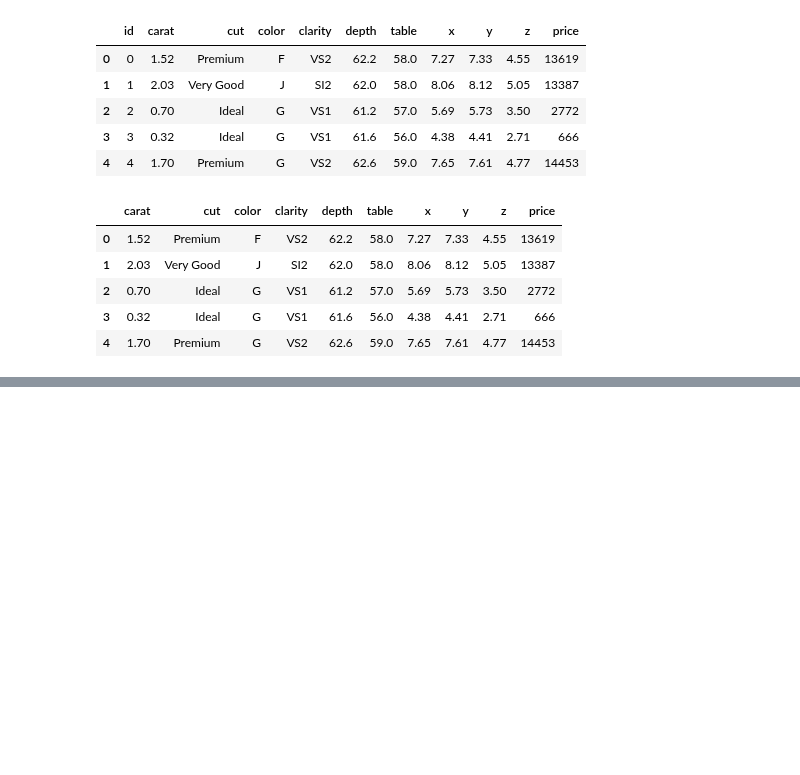
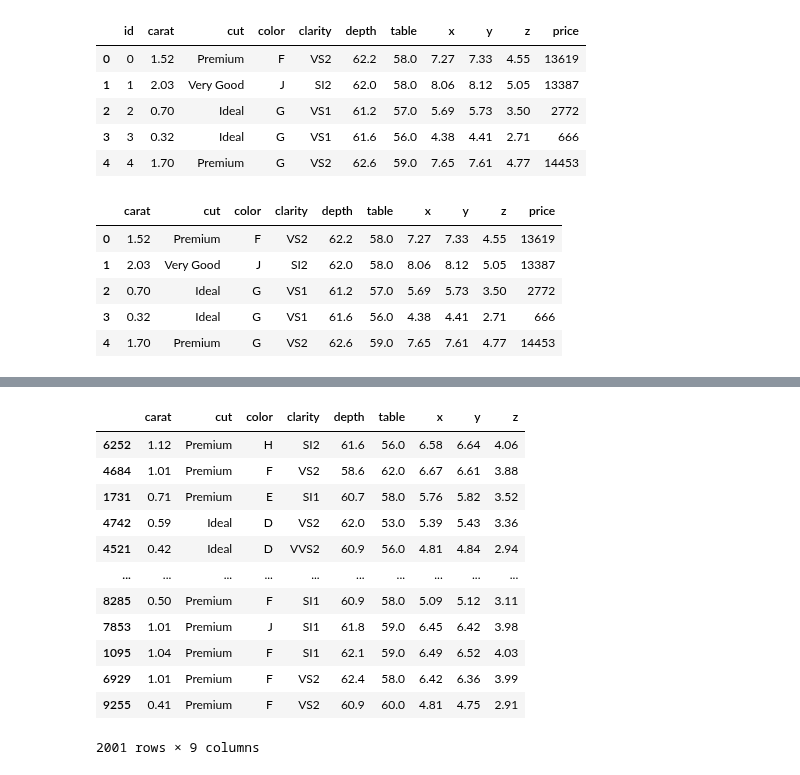
Before and after one commit to Vinotha07/DiamondPricePrediction_ML-Project, a Jupyter notebook: notebook/model_training.ipynb, the cells around one changed output, grey strips where cells are left out. Saved outputs shown, nothing was run; the diff lists cells and outputs as text; code cells hidden in the pictures; blank space fills up the shorter version.

```diff
--- a/notebook/model_training.ipynb
+++ b/notebook/model_training.ipynb
@@ -37,0 +163,4 @@ categorical_cols=df.columns[df.dtypes=="object"]
+# %%
+#train test split
+from sklearn.model_selection import train_test_split
+X_train,X_test,y_train,y_test=train_test_split(X,y,test_size=0.20,random_state=42)
@@ -37,0 +199,16 @@ categorical_cols=df.columns[df.dtypes=="object"]
+# %%
+X_test
+# %% [output]
+|  | carat | cut | color | clarity | depth | table | x | y | z |
+| 6252 | 1.12 | Premium | H | SI2 | 61.6 | 56.0 | 6.58 | 6.64 | 4.06 |
+| 4684 | 1.01 | Premium | F | VS2 | 58.6 | 62.0 | 6.67 | 6.61 | 3.88 |
+| 1731 | 0.71 | Premium | E | SI1 | 60.7 | 58.0 | 5.76 | 5.82 | 3.52 |
+| 4742 | 0.59 | Ideal | D | VS2 | 62.0 | 53.0 | 5.39 | 5.43 | 3.36 |
+| 4521 | 0.42 | Ideal | D | VVS2 | 60.9 | 56.0 | 4.81 | 4.84 | 2.94 |
+| ... | ... | ... | ... | ... | ... | ... | ... | ... | ... |
+| 8285 | 0.50 | Premium | F | SI1 | 60.9 | 58.0 | 5.09 | 5.12 | 3.11 |
+| 7853 | 1.01 | Premium | J | SI1 | 61.8 | 59.0 | 6.45 | 6.42 | 3.98 |
+| 1095 | 1.04 | Premium | F | SI1 | 62.1 | 59.0 | 6.49 | 6.52 | 4.03 |
+| 6929 | 1.01 | Premium | F | VS2 | 62.4 | 58.0 | 6.42 | 6.36 | 3.99 |
+| 9255 | 0.41 | Premium | F | VS2 | 60.9 | 60.0 | 4.81 | 4.75 | 2.91 |
+2001 rows × 9 columns
```
Also changed, not shown: parts of 21 cells of this notebook.
